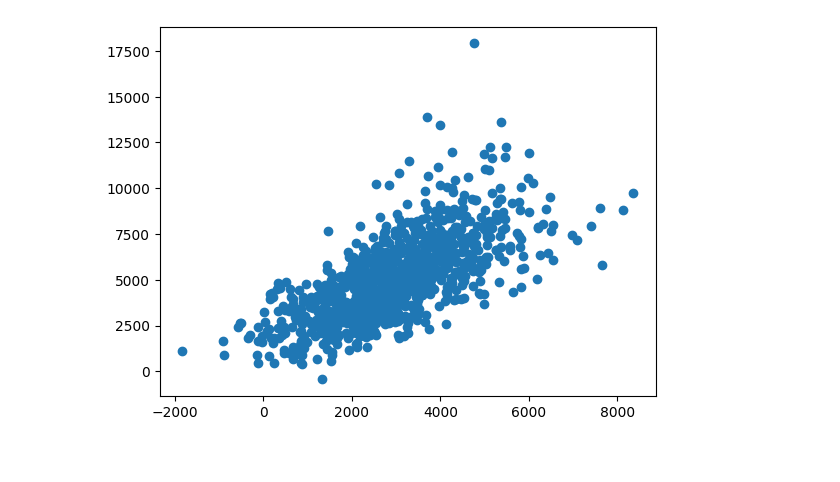
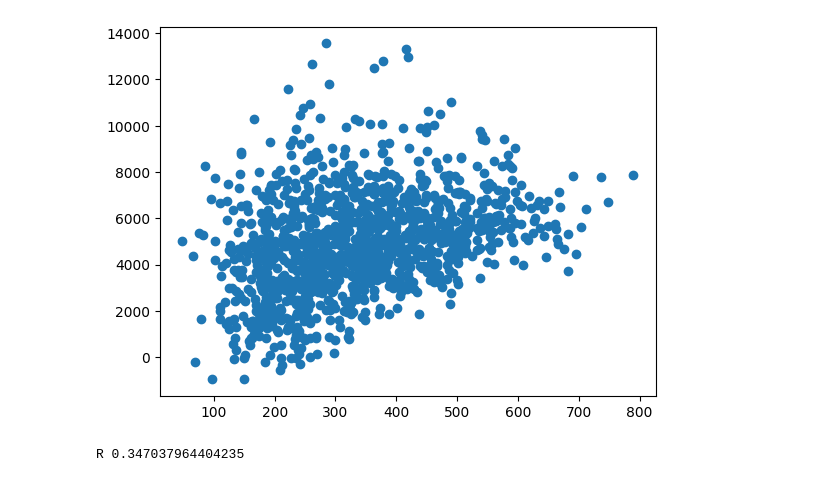
Before and after one commit to kamalikach/platonic_representation, a Jupyter notebook: plots.ipynb, the cells around one changed output. Cells and saved outputs as stored; diff of their text form; code cells hidden in the pictures.

```diff
--- a/plots.ipynb
+++ b/plots.ipynb
@@ -1,12 +1,17 @@
 # %%
 import numpy as np
 import matplotlib.pyplot as plt
-# %%
-fname = "./outputs/cifar_resnet_alexnet_35_2026-02-17_22-19-15.txt"
 # %%
-x, y = np.loadtxt(fname, delimiter=",", unpack=True)
+def plot_file(fname):
+    x, y = np.loadtxt(fname, delimiter=",", unpack=True)
 
-plt.scatter(x[:1000], y[:1000])
-plt.show()
+    plt.scatter(x, y)
+    plt.show()
+
+    r = np.corrcoef(x, y)[0, 1]
+    print("R", r)
-# %% [output]
-[figure, removed]
+# %%
+plot_file("./outputs/cifar_resnet_alexnet_35_2026-02-19_20-59-33.txt")
+# %% [output]
+[figure, added]
+R 0.347037964404235
```
Also changed, not shown: parts of 3 cells of this notebook, 7 other files.
